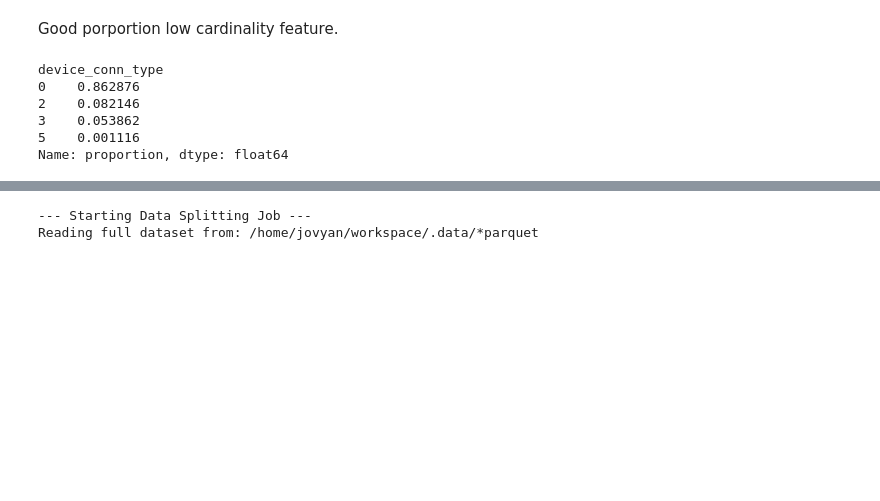
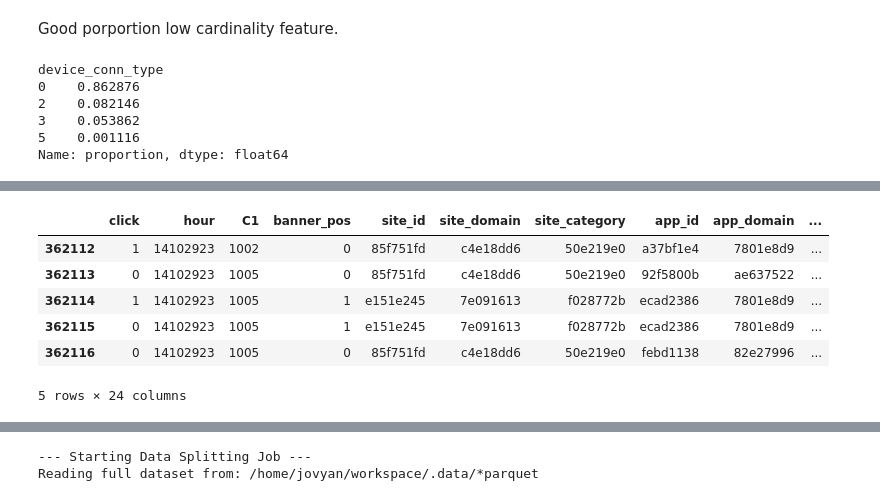
Before and after one commit to angelusualle/machine-learning, a Jupyter notebook: classification/linear-decision-boundaries/discriminative/logistic/logistic_regression.ipynb, the cells around one changed output, grey strips where cells are left out. Saved outputs shown, nothing was run; the diff lists cells and outputs as text; code cells hidden in the pictures; blank space fills up the shorter version.

```diff
--- a/classification/linear-decision-boundaries/discriminative/logistic/logistic_regression.ipynb
+++ b/classification/linear-decision-boundaries/discriminative/logistic/logistic_regression.ipynb
@@ -3218,0 +3393,10 @@ spark.stop()
+# %%
+train_data.tail()
+# %% [output]
+|  | click | hour | C1 | banner_pos | site_id | site_domain | site_category | app_id | app_domain | ... |
+| 362112 | 1 | 14102923 | 1002 | 0 | 85f751fd | c4e18dd6 | 50e219e0 | a37bf1e4 | 7801e8d9 | ... |
+| 362113 | 0 | 14102923 | 1005 | 0 | 85f751fd | c4e18dd6 | 50e219e0 | 92f5800b | ae637522 | ... |
+| 362114 | 1 | 14102923 | 1005 | 1 | e151e245 | 7e091613 | f028772b | ecad2386 | 7801e8d9 | ... |
+| 362115 | 0 | 14102923 | 1005 | 1 | e151e245 | 7e091613 | f028772b | ecad2386 | 7801e8d9 | ... |
+| 362116 | 0 | 14102923 | 1005 | 0 | 85f751fd | c4e18dd6 | 50e219e0 | febd1138 | 82e27996 | ... |
+5 rows × 24 columns
```
Also changed, not shown: parts of 44 cells of this notebook.
